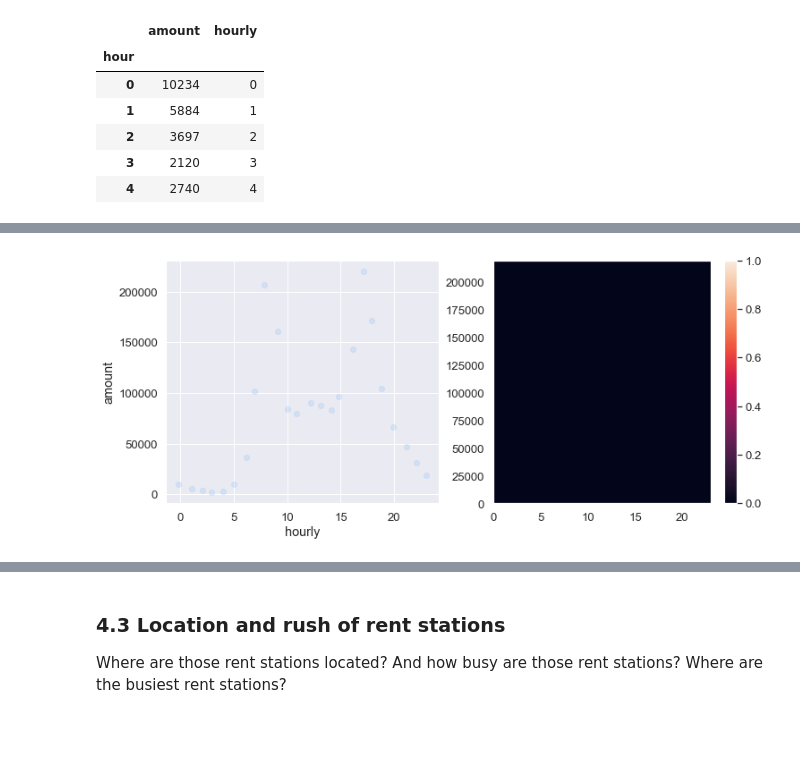
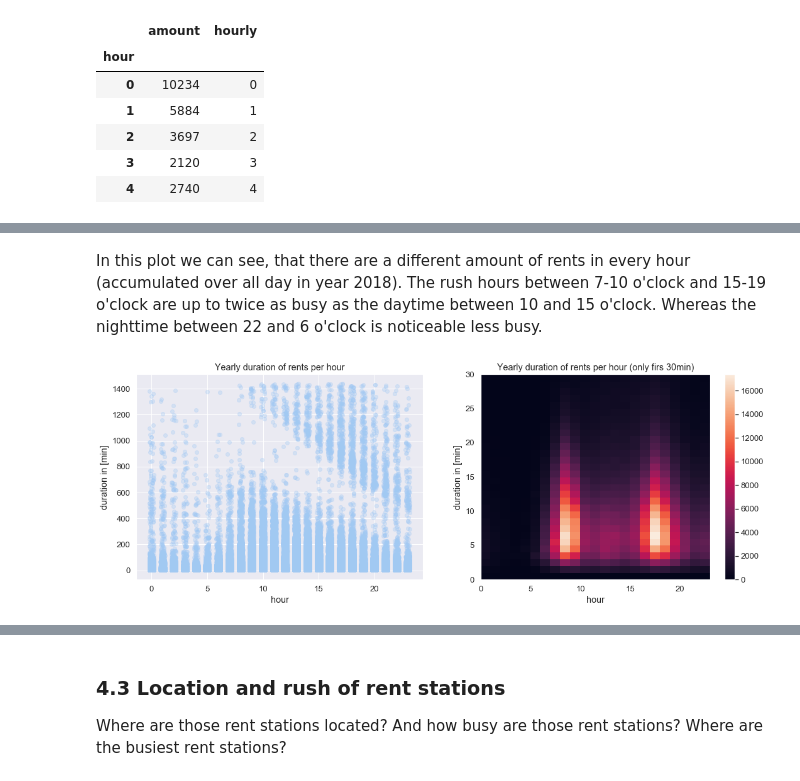
Before and after one commit to resa89/DataAnalystND, a Jupyter notebook: 07_CommunicatingDataFindings/wrangle_act.ipynb, the cells around one changed output, grey strips where cells are left out. Saved outputs shown, nothing was run; the diff lists cells and outputs as text; code cells hidden in the pictures; blank space fills up the shorter version.

Commit message:
devel: Removed unnecessary plots and filled last descriptions of plots and write interpretation of plots

```diff
--- a/07_CommunicatingDataFindings/wrangle_act.ipynb
+++ b/07_CommunicatingDataFindings/wrangle_act.ipynb
@@ -1044,17 +1035,26 @@ hourly_amount.head()
+# %% [markdown]
+In this plot we can see, that there are a different amount of rents in every hour (accumulated over all day in year 2018). The rush hours between 7-10 o'clock and 15-19 o'clock are up to twice as busy as the daytime between 10 and 15 o'clock. Whereas the nighttime between 22 and 6 o'clock is noticeable less busy.
 # %%
-plt.figure(figsize = [12, 5])
+plt.figure(figsize = [18, 6])
 
 # left plot: scatterplot of discrete data with jitter and transparency
-plt.subplot(1, 2, 1)
-sns.regplot( x = hourly_amount['hourly'], y = hourly_amount['amount'], fit_reg = False,
+ax1 = plt.subplot(1, 2, 1)
+
+sns.regplot( x = rent_clean['hour'], y = rent_clean['duration_sec']/60, fit_reg = False,
             x_jitter = 0.2, scatter_kws = {'alpha' : 0.3})
+ax1.set_title("Yearly duration of rents per hour")
+ax1.set_ylabel("duration in [min]")
 
 # right plot: heat map with bin edges between values
-plt.subplot(1, 2, 2)
-bins_y = np.arange(0, 220014, 1)
+ax2 = plt.subplot(1, 2, 2)
+bins_y = np.arange(0, 31, 1)
 bins_x = np.arange(0, 24, 1)
-plt.hist2d(x = hourly_amount['hourly'], y = hourly_amount['amount'],
-           bins = [bins_x, bins_y])
+plt.hist2d(x = rent_clean['hour'], y = rent_clean['duration_sec']/60,
+           bins = [bins_x, bins_y]);
+
+ax2.set_title("Yearly duration of rents per hour (only firs 30min)")
+ax2.set_xlabel("hour")
+ax2.set_ylabel("duration in [min]")
 plt.colorbar();
 # %% [output]
-[figure, old version]
+[figure, new version]
```
Also changed, not shown: parts of 55 cells of this notebook.
